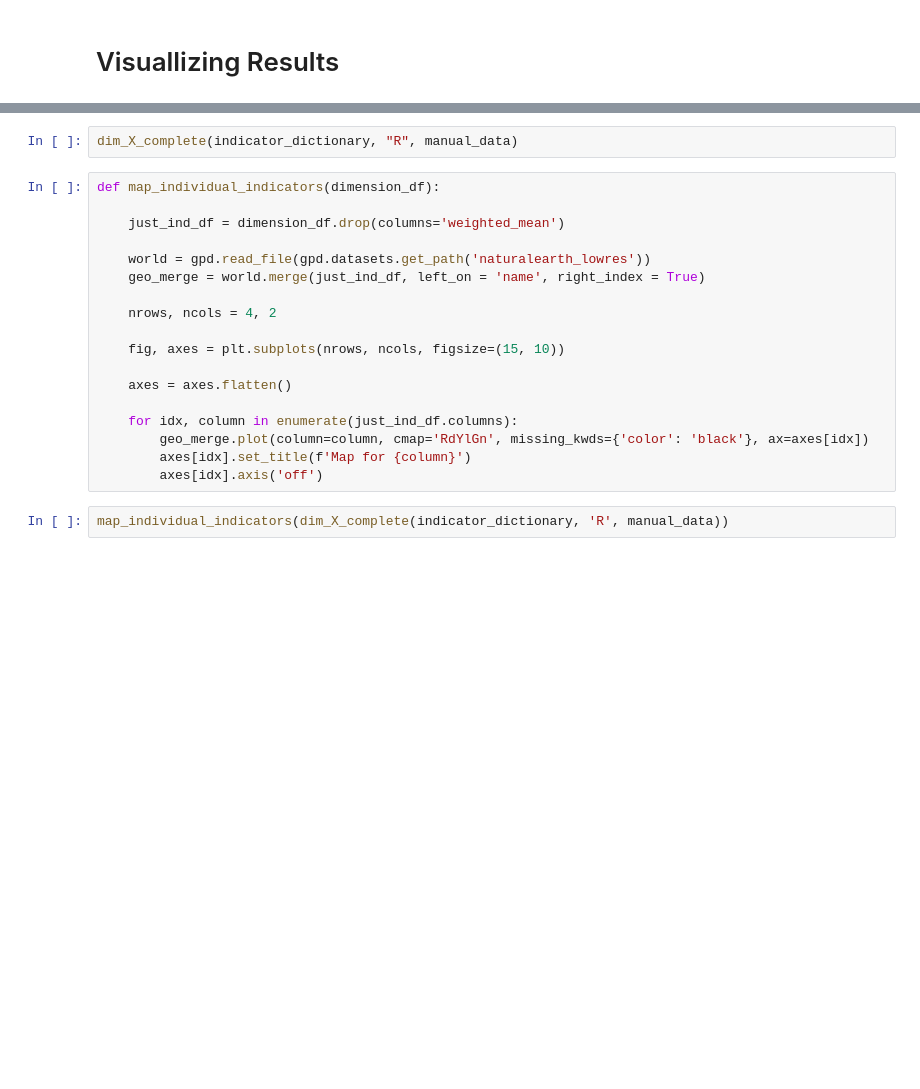
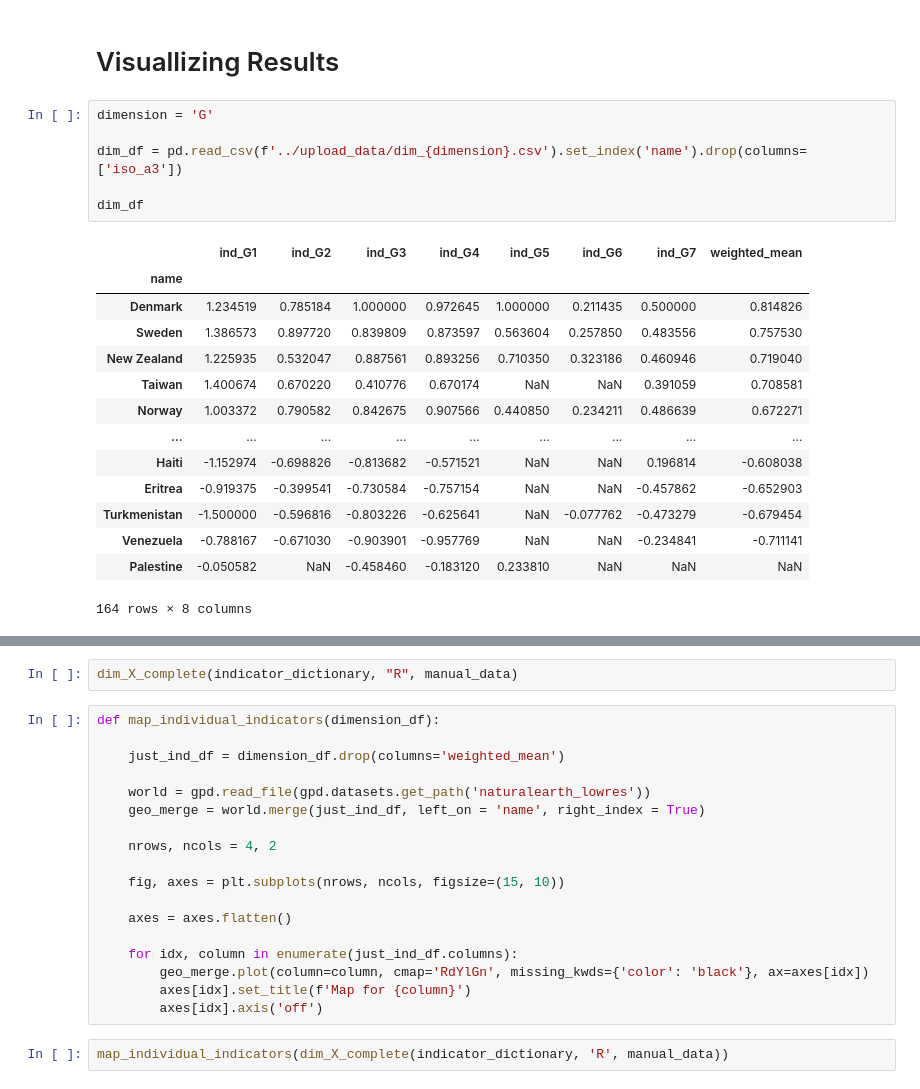
Before and after one commit to Samuel-Drewes/bmz_fragility_monitor, a Jupyter notebook: notebooks/clean_26_03.ipynb, the cells around one changed output, grey strips where cells are left out. Cells and saved outputs as stored; diff of their text form; blank space fills up the shorter version.

Commit message:
single dimension page

```diff
--- a/notebooks/clean_26_03.ipynb
+++ b/notebooks/clean_26_03.ipynb
@@ -771,2 +700,23 @@ fig.show()
 # %% [markdown]
 # Visuallizing Results
+# %%
+dimension = 'G'
+
+dim_df = pd.read_csv(f'../upload_data/dim_{dimension}.csv').set_index('name').drop(columns=['iso_a3'])
+
+dim_df
+# %% [output]
+|  | ind_G1 | ind_G2 | ind_G3 | ind_G4 | ind_G5 | ind_G6 | ind_G7 | weighted_mean |
+| name |  |  |  |  |  |  |  |  |
+| Denmark | 1.234519 | 0.785184 | 1.000000 | 0.972645 | 1.000000 | 0.211435 | 0.500000 | 0.814826 |
+| Sweden | 1.386573 | 0.897720 | 0.839809 | 0.873597 | 0.563604 | 0.257850 | 0.483556 | 0.757530 |
+| New Zealand | 1.225935 | 0.532047 | 0.887561 | 0.893256 | 0.710350 | 0.323186 | 0.460946 | 0.719040 |
+| Taiwan | 1.400674 | 0.670220 | 0.410776 | 0.670174 | NaN | NaN | 0.391059 | 0.708581 |
+| Norway | 1.003372 | 0.790582 | 0.842675 | 0.907566 | 0.440850 | 0.234211 | 0.486639 | 0.672271 |
+| ... | ... | ... | ... | ... | ... | ... | ... | ... |
+| Haiti | -1.152974 | -0.698826 | -0.813682 | -0.571521 | NaN | NaN | 0.196814 | -0.608038 |
+| Eritrea | -0.919375 | -0.399541 | -0.730584 | -0.757154 | NaN | NaN | -0.457862 | -0.652903 |
+| Turkmenistan | -1.500000 | -0.596816 | -0.803226 | -0.625641 | NaN | -0.077762 | -0.473279 | -0.679454 |
+| Venezuela | -0.788167 | -0.671030 | -0.903901 | -0.957769 | NaN | NaN | -0.234841 | -0.711141 |
+| Palestine | -0.050582 | NaN | -0.458460 | -0.183120 | 0.233810 | NaN | NaN | NaN |
+164 rows × 8 columns
```
Also changed, not shown: parts of 10 cells of this notebook, 1 other file.
